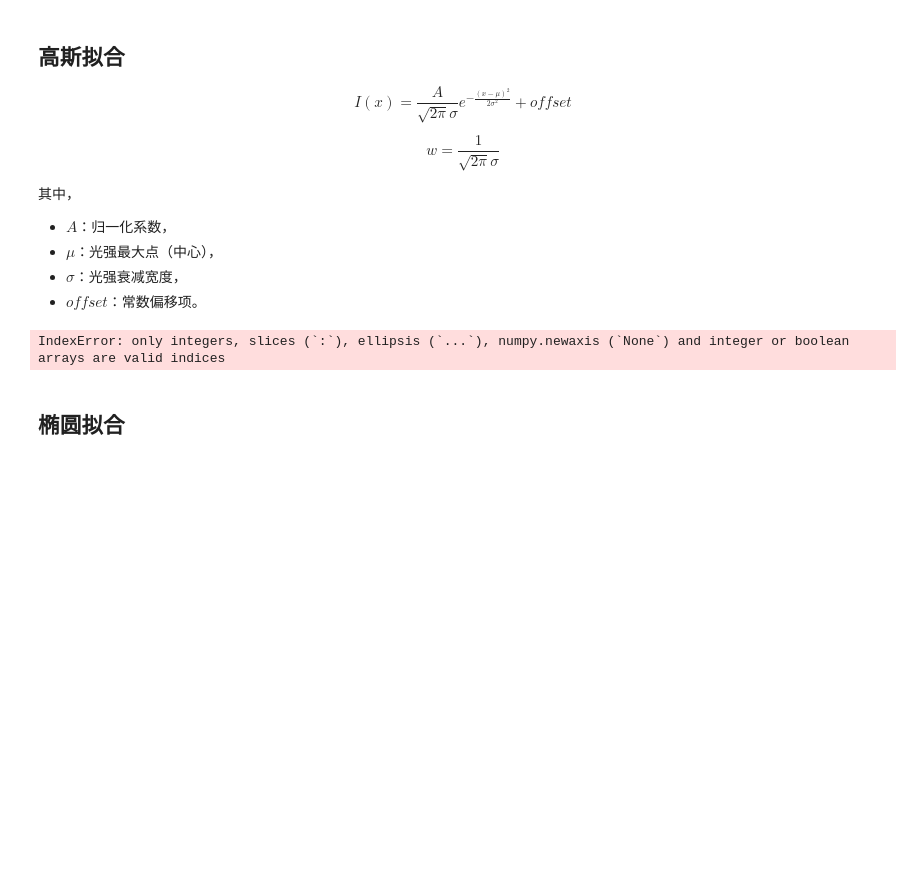
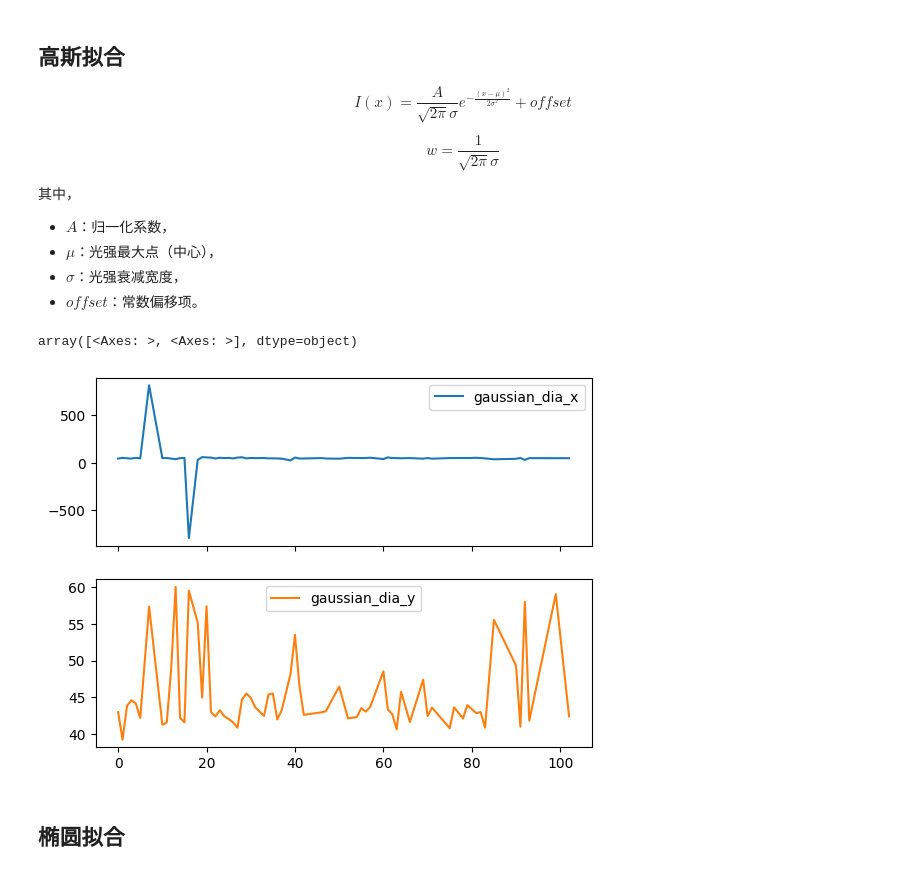
Before and after one commit to ywzhang909/optical_data_mining, a Jupyter notebook: notebooks/data.ipynb, the cells around one changed output. Cells and saved outputs as stored; diff of their text form; code cells hidden in the pictures; blank space fills up the shorter version.

```diff
--- a/notebooks/data.ipynb
+++ b/notebooks/data.ipynb
@@ -79,6 +76,12 @@ saved_info
 '20251219 09：29：37(20%平顶31)'
 # %% [markdown]
 # 功率数据
+# %%
+power_data['time'] = pd.to_datetime(power_data['time'], format='%Y-%m-%d-%H：%M：%S.%f')
+power_data['delta_time'] = (power_data['time'] - power_data['time'].iloc[0]).dt.total_seconds().astype(float)
+
+t_data = power_data['delta_time'].to_numpy()
+P_data = power_data['power'].to_numpy()
 # %% [markdown]
 ## 拟合erf/sigmod
 
@@ -399,7 +400,7 @@ def d4sigma(img : np.ndarray, pixel_size_um=1.0):
 def d4sigma_feature_extract(df: pd.DataFrame):
     d4sigma_features = df.swifter.apply(lambda x: d4sigma(x['denoise_img_array']), axis=1, result_type='expand')
     d4sigma_features['avg_sigma2'] = np.sqrt(d4sigma_features['D_x'] * d4sigma_features['D_y'])
-    return pd.concat([df, d4sigma_features], axis=1)
+    return pd.merge(df, d4sigma_features, left_index=True, right_index=True)
 
 valid_axis_beam = d4sigma_feature_extract(valid_axis_beam)
 valid_pupil_beam = d4sigma_feature_extract(valid_pupil_beam)
@@ -453,6 +454,8 @@ def fourier_shift_manual(image, dx, dy):
 
     # 5. 逆变换
     shifted = np.real(ifft2(F_shifted))
+    shifted = shifted - np.median(shifted)
+    shifted = np.where(shifted < 0, 0, shifted)
 
     return {'shifted_img_array': shifted}
 
@@ -487,14 +490,14 @@ def shift_to_center_fft(image, cx, cy):
 
     # 保留非负强度（数值误差可能导致微小负值）
     shifted = np.clip(shifted, 0, None)
-    return {'shifted_img_array': shifted}
+    return {'shifted_img_array': np.where(shifted < 1e-3, 0, shifted)}
 
 center_axis_beam = valid_axis_beam.swifter.apply(
-    lambda x: shift_to_center_fft(x['denoise_img_array'], x['center_x'], x['center_y']), axis=1
+    lambda x: shift_to_center_fft(x['denoise_img_array'], x['center_x'], x['center_y']), axis=1, result_type='expand'
 )
-valid_axis_beam = pd.concat([valid_axis_beam, center_axis_beam], axis=1)
+valid_axis_beam = pd.merge(valid_axis_beam, center_axis_beam, left_index=True, right_index=True)
 
 center_pupil_beam = valid_pupil_beam.swifter.apply(
-    lambda x: shift_to_center_fft(x['denoise_img_array'], x['center_x'], x['center_y']), axis=1
+    lambda x: shift_to_center_fft(x['denoise_img_array'], x['center_x'], x['center_y']), axis=1, result_type='expand'
 )
-valid_pupil_beam = pd.concat([valid_pupil_beam, center_pupil_beam], axis=1)
+valid_pupil_beam = pd.merge(valid_pupil_beam, center_pupil_beam, left_index=True, right_index=True)
@@ -545,7 +570,7 @@ uniformity_features = valid_pupil_beam.swifter.apply(
     lambda x: uniformity(x['denoise_img_array'], (x['center_x'], x['center_y'])), axis=1, result_type='expand'
 )
 
-valid_pupil_beam = pd.concat([valid_pupil_beam, uniformity_features], axis=1)
+valid_pupil_beam = pd.merge(valid_pupil_beam, uniformity_features, left_index=True, right_index=True)
 uniformity_features.plot()
 # %% [output]
 <Axes: >
@@ -789,37 +811,39 @@ def calculate_diameter(sigma):
     diameter = 2 * sigma
     return diameter
 
 def calculate_xy_diameters(image, center_x, center_y):
     """
     Calculate the diameters at y = 1/e + b in x and y directions.
 
     Args:
         image (np.ndarray): The input image array.
         centroid (tuple): The (y, x) coordinates of the centroid.
 
     Returns:
         tuple: A tuple containing the x-direction diameter and y-direction diameter.
     """
     # Extract data for x and y directions
-    y_data = image[:, center_x]
-    x_data = image[center_y, :]
+    y_data = image[:, int(center_x)]
+    x_data = image[int(center_y), :]
 
     # Calculate diameters
     (mu, sigma, A, b), conv = fitting_gaussian(x_data)
     x_diameter = calculate_diameter(sigma)
     (mu, sigma, A, b), conv = fitting_gaussian(y_data)
     y_diameter = calculate_diameter(sigma)
 
     return {'gaussian_dia_x': x_diameter, 'gaussian_dia_y': y_diameter}
 
 guassian_dia = valid_axis_beam.swifter.apply(
     lambda x: calculate_xy_diameters(x['denoise_img_array'], x['center_x'], x['center_y']),
     axis=1, result_type='expand'
 )
 
-valid_axis_beam = pd.concat([valid_axis_beam, guassian_dia], axis=1)
+valid_axis_beam = pd.merge(valid_axis_beam, guassian_dia, left_index=True, right_index=True)
+guassian_dia.plot(subplots=True)
 # %% [output]
-IndexError: only integers, slices (`:`), ellipsis (`...`), numpy.newaxis (`None`) and integer or boolean arrays are valid indices
+array([<Axes: >, <Axes: >], dtype=object)
+[figure, added]
 # %% [markdown]
 ## 椭圆拟合
 # %%
```
Also changed, not shown: parts of 22 cells of this notebook, 3 other files.
